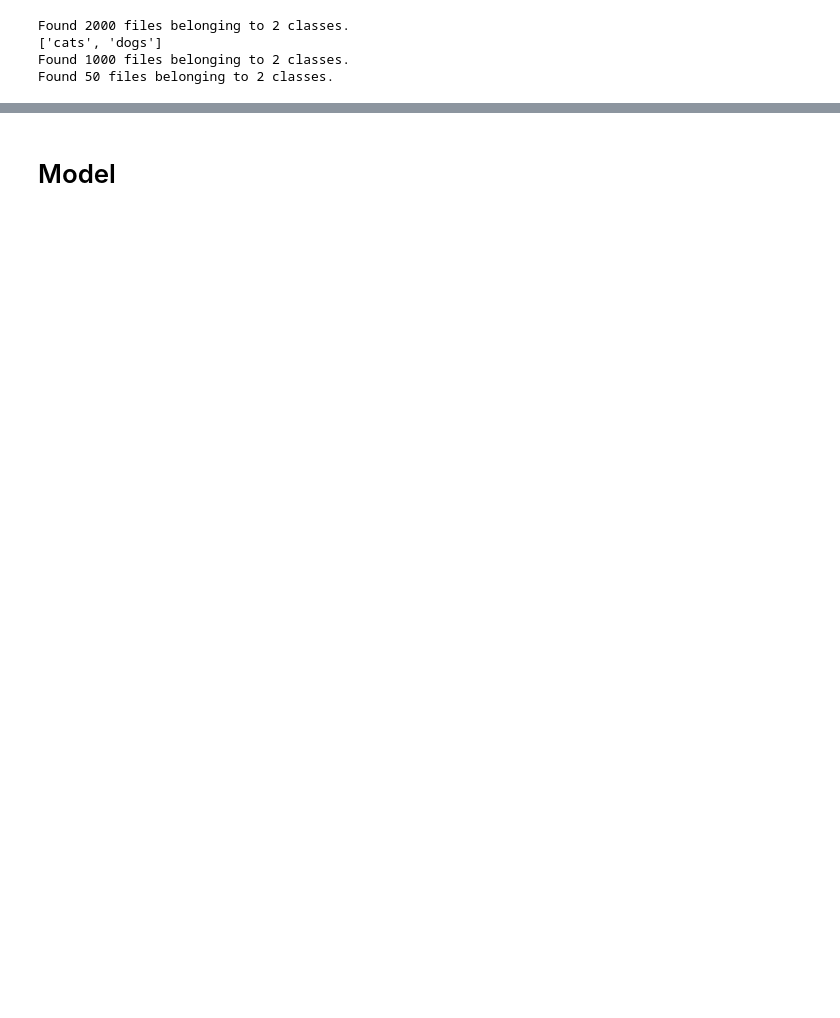
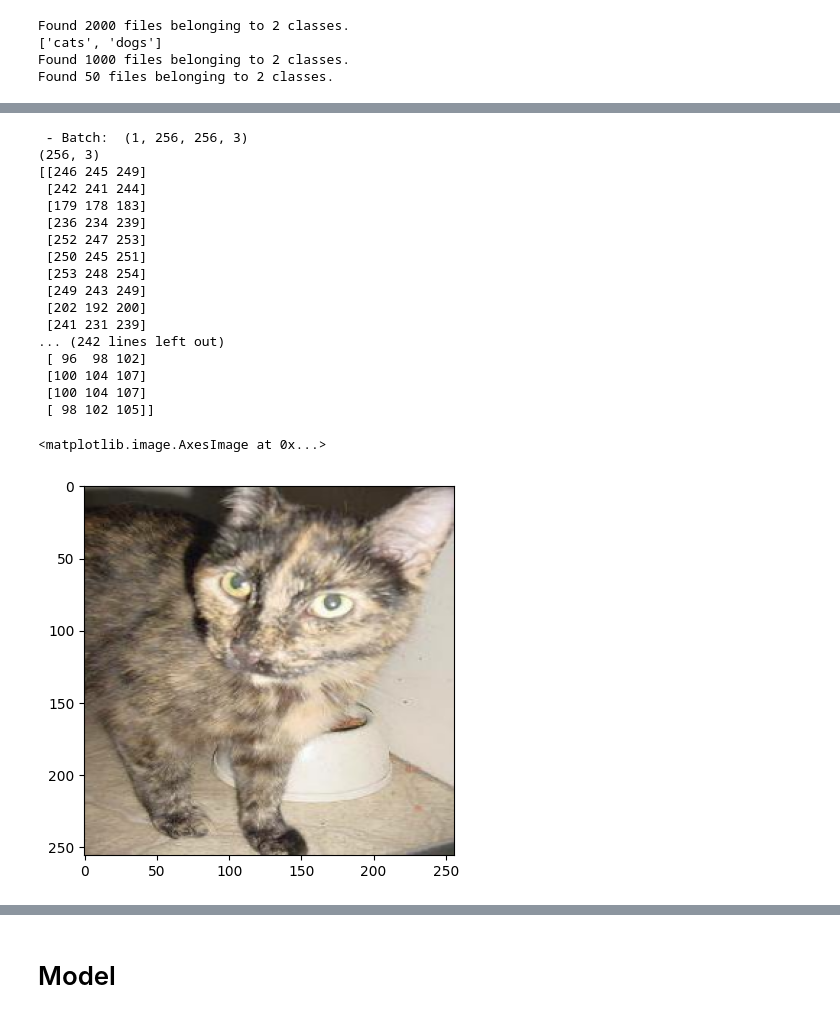
Before and after one commit to EvgeniiZorin/ML_CV_cat-and-dog-image-classifier_freeCodeCamp-dataset, a Jupyter notebook: fcc_cat_dog.ipynb, the cells around one changed output, grey strips where cells are left out. Cells and saved outputs as stored; diff of their text form; code cells hidden in the pictures; blank space fills up the shorter version.

```diff
--- a/fcc_cat_dog.ipynb
+++ b/fcc_cat_dog.ipynb
@@ -164,0 +202,29 @@ tf.Tensor(
+# %%
+for images1, labels1 in train_ds.take(1):
+  image1 = images[0]
+# %%
+print(' - Batch: ', images1.shape)
+img = image1[0].numpy().astype("uint8")
+print(img.shape)
+print(img)
+plt.imshow(images1[0].numpy().astype("uint8"))
+# %% [output]
+ - Batch:  (1, 256, 256, 3)
+(256, 3)
+[[246 245 249]
+ [242 241 244]
+ [179 178 183]
+ [236 234 239]
+ [252 247 253]
+ [250 245 251]
+ [253 248 254]
+ [249 243 249]
+ [202 192 200]
+ [241 231 239]
+... (242 lines left out)
+ [ 96  98 102]
+ [100 104 107]
+ [100 104 107]
+ [ 98 102 105]]
+<matplotlib.image.AxesImage at 0x...>
+[figure, added]
```
Also changed, not shown: parts of 30 cells of this notebook, 13 other files.
